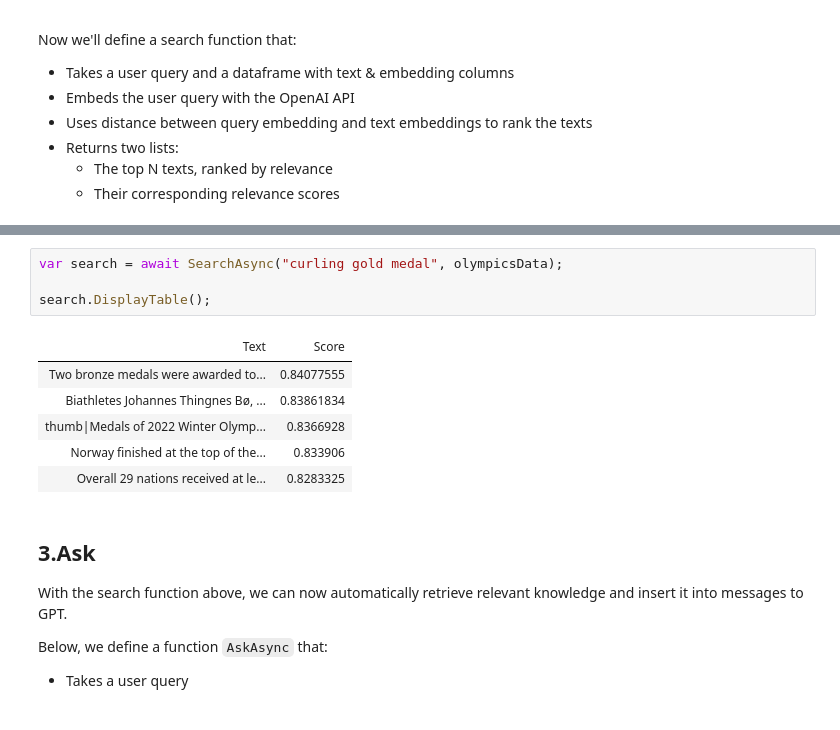
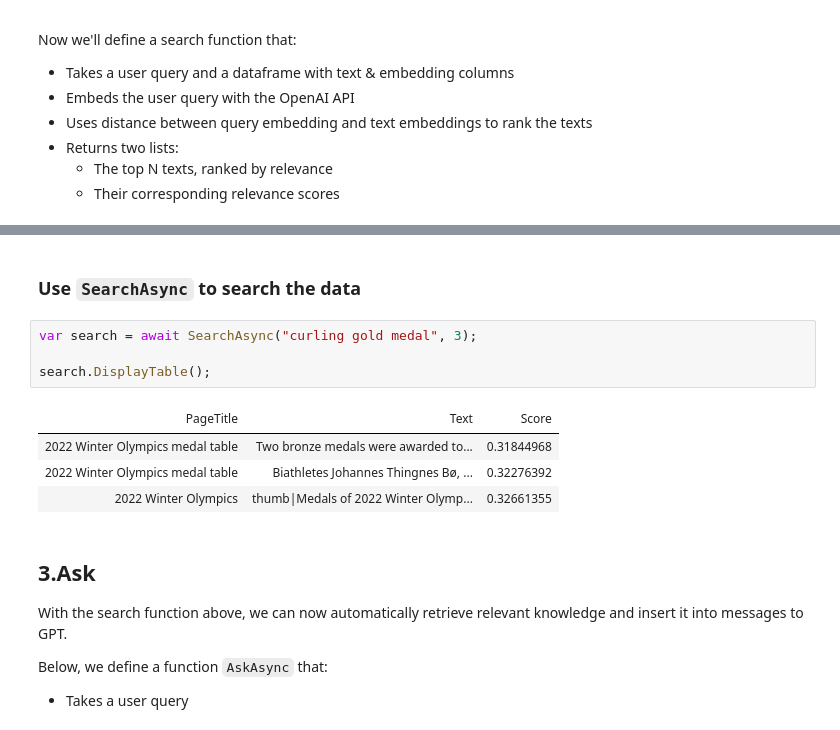
Before and after one commit to Azure-Samples/openai, a Jupyter notebook: Basic_Samples/Datastores/dotnet/csharp/Question_answering_using_vector_store_search.ipynb, the cells around one changed output, grey strips where cells are left out. Saved outputs shown, nothing was run; the diff lists cells and outputs as text.

```diff
--- a/Basic_Samples/Datastores/dotnet/csharp/Question_answering_using_vector_store_search.ipynb
+++ b/Basic_Samples/Datastores/dotnet/csharp/Question_answering_using_vector_store_search.ipynb
@@ -511,15 +262,15 @@ public async Task<IEnumerable<SearchResult>> SearchAsync(string query, IEnumerab
 }
+# %% [markdown]
+### Use `SearchAsync` to search the data
 # %%
-var search = await SearchAsync("curling gold medal", olympicsData);
+var search = await SearchAsync("curling gold medal", 3);
 
 search.DisplayTable();
 # %% [output]
-| Text | Score |
-| Two bronze medals were awarded to... | 0.84077555 |
-| Biathletes Johannes Thingnes Bø, ... | 0.83861834 |
-| thumb|Medals of 2022 Winter Olymp... | 0.8366928 |
-| Norway finished at the top of the... | 0.833906 |
-| Overall 29 nations received at le... | 0.8283325 |
+| PageTitle | Text | Score |
+| 2022 Winter Olympics medal table | Two bronze medals were awarded to... | 0.31844968 |
+| 2022 Winter Olympics medal table | Biathletes Johannes Thingnes Bø, ... | 0.32276392 |
+| 2022 Winter Olympics | thumb|Medals of 2022 Winter Olymp... | 0.32661355 |
 # %% [markdown]
 ## 3.Ask
 With the search function above, we can now automatically retrieve relevant knowledge and insert it into messages to GPT.
```
Also changed, not shown: parts of 32 cells of this notebook, 3 other files.
